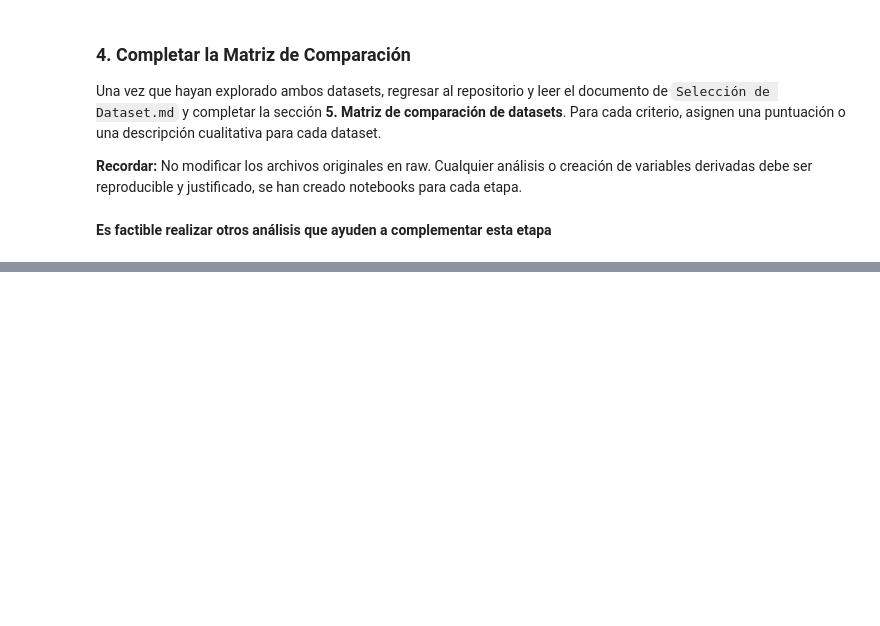
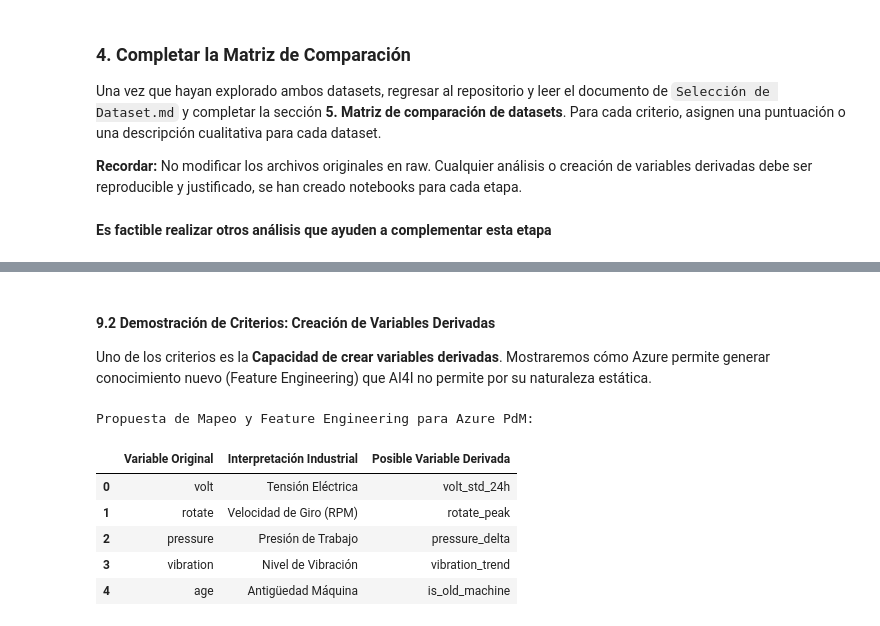
Before and after one commit to ARTARAUZ/S08-26-EQUIPO-24, a Jupyter notebook: notebooks/01_data_exploration.ipynb, the cells around one changed output, grey strips where cells are left out. Cells and saved outputs as stored; diff of their text form; code cells hidden in the pictures; blank space fills up the shorter version.

```diff
--- a/notebooks/01_data_exploration.ipynb
+++ b/notebooks/01_data_exploration.ipynb
@@ -157,0 +474,25 @@ Una vez completada la matriz, el equipo se reunirá para revisar las evaluacione
+# %% [markdown]
+#### 9.2 Demostración de Criterios: Creación de Variables Derivadas
+
+Uno de los criterios es la **Capacidad de crear variables derivadas**. Mostraremos cómo Azure permite generar conocimiento nuevo (Feature Engineering) que AI4I no permite por su naturaleza estática.
+# %%
+# Mapeo de variables y consideraciones de renombrado
+# Si eligiéramos Azure, podríamos mapear los sensores a nombres más genéricos de negocio
+
+datos_mapeo = {
+    'Variable Original': ['volt', 'rotate', 'pressure', 'vibration', 'age'],
+    'Interpretación Industrial': ['Tensión Eléctrica', 'Velocidad de Giro (RPM)', 'Presión de Trabajo', 'Nivel de Vibración', 'Antigüedad Máquina'],
+    'Posible Variable Derivada': ['volt_std_24h', 'rotate_peak', 'pressure_delta', 'vibration_trend', 'is_old_machine']
+}
+
+df_mapeo_final = pd.DataFrame(datos_mapeo)
+print("Propuesta de Mapeo y Feature Engineering para Azure PdM:")
+display(df_mapeo_final)
+# %% [output]
+Propuesta de Mapeo y Feature Engineering para Azure PdM:
+|  | Variable Original | Interpretación Industrial | Posible Variable Derivada |
+| 0 | volt | Tensión Eléctrica | volt_std_24h |
+| 1 | rotate | Velocidad de Giro (RPM) | rotate_peak |
+| 2 | pressure | Presión de Trabajo | pressure_delta |
+| 3 | vibration | Nivel de Vibración | vibration_trend |
+| 4 | age | Antigüedad Máquina | is_old_machine |
```
Also changed, not shown: parts of 32 cells of this notebook.
